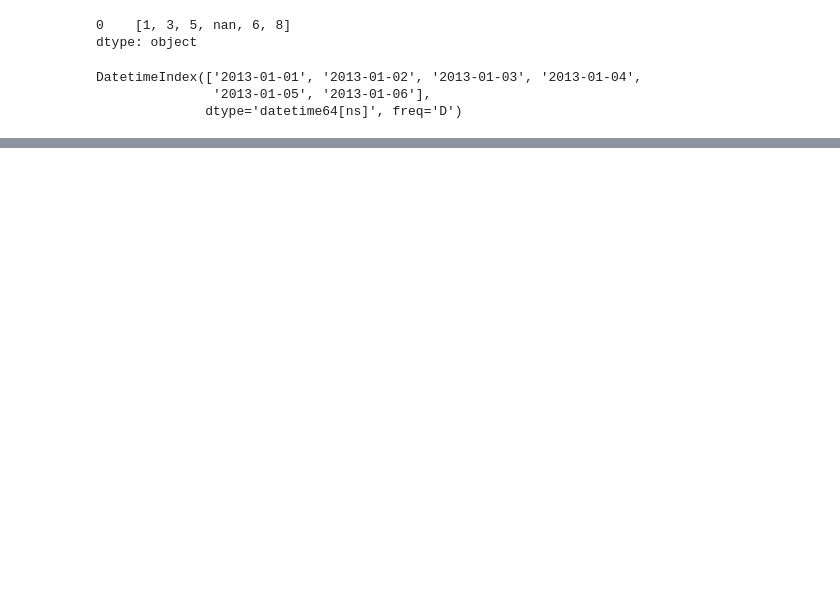
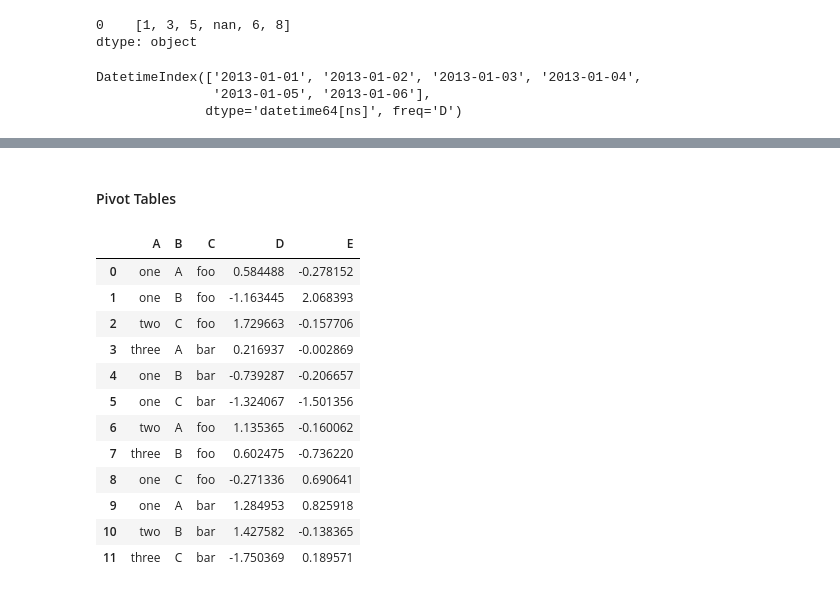
Before and after one commit to atulsingh0/MachineLearning, a Jupyter notebook: python_DC/10_minutes_to_pandas.ipynb, the cells around one changed output, grey strips where cells are left out. Drawn from its saved outputs; the diff is of its cells as text; code cells hidden in the pictures; blank space fills up the shorter version.

```diff
--- a/python_DC/10_minutes_to_pandas.ipynb
+++ b/python_DC/10_minutes_to_pandas.ipynb
@@ -32,0 +993,23 @@ df
+# %% [markdown]
+#### Pivot Tables
+# %%
+df = pd.DataFrame({'A' : ['one', 'one', 'two', 'three'] * 3,
+                       'B' : ['A', 'B', 'C'] * 4,
+                       'C' : ['foo', 'foo', 'foo', 'bar', 'bar', 'bar'] * 2,
+                       'D' : np.random.randn(12),
+                       'E' : np.random.randn(12)})
+df
+# %% [output]
+|  | A | B | C | D | E |
+| 0 | one | A | foo | 0.584488 | -0.278152 |
+| 1 | one | B | foo | -1.163445 | 2.068393 |
+| 2 | two | C | foo | 1.729663 | -0.157706 |
+| 3 | three | A | bar | 0.216937 | -0.002869 |
+| 4 | one | B | bar | -0.739287 | -0.206657 |
+| 5 | one | C | bar | -1.324067 | -1.501356 |
+| 6 | two | A | foo | 1.135365 | -0.160062 |
+| 7 | three | B | foo | 0.602475 | -0.736220 |
+| 8 | one | C | foo | -0.271336 | 0.690641 |
+| 9 | one | A | bar | 1.284953 | 0.825918 |
+| 10 | two | B | bar | 1.427582 | -0.138365 |
+| 11 | three | C | bar | -1.750369 | 0.189571 |
```
Also changed, not shown: parts of 145 cells of this notebook.
